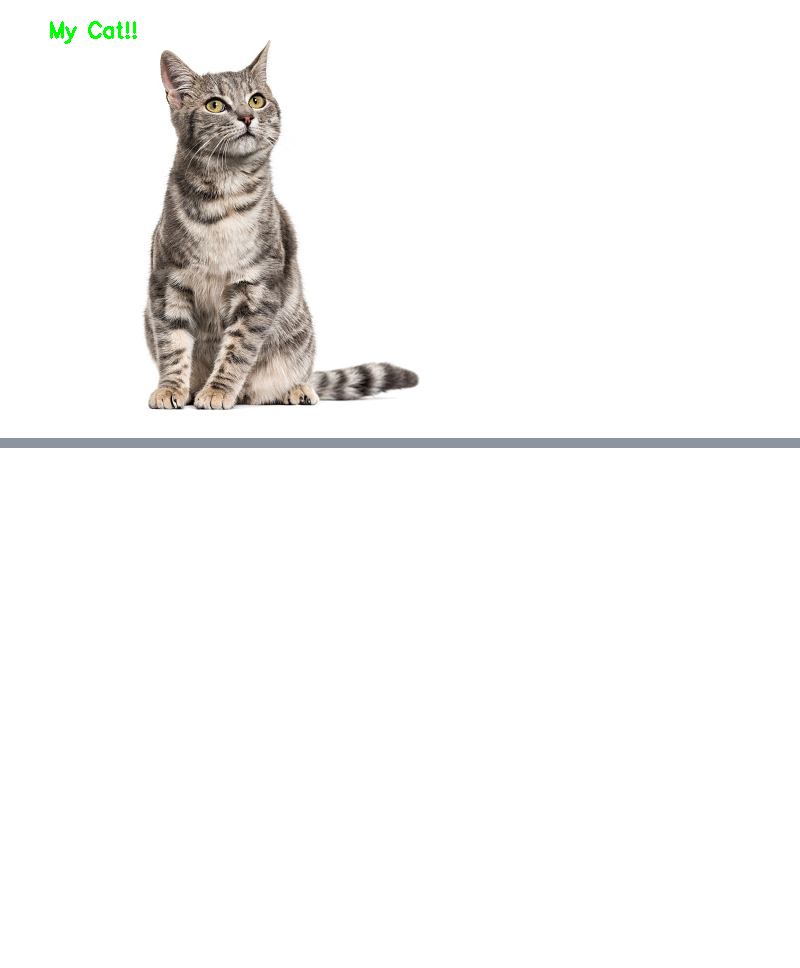
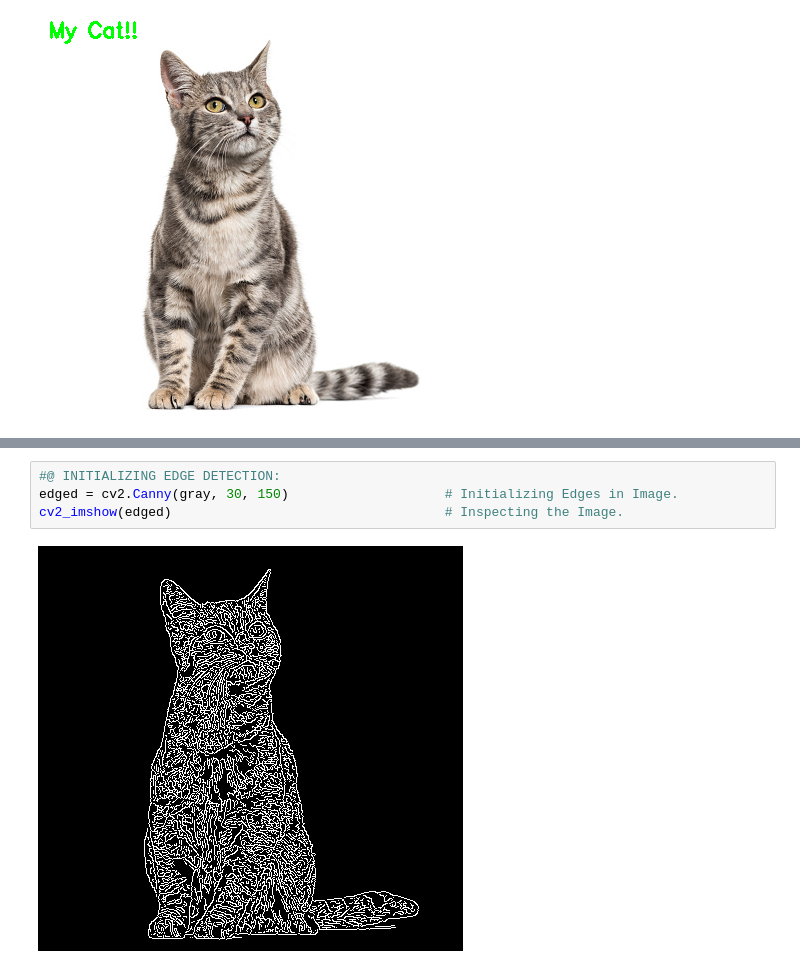
Before and after one commit to ThinamXx/ComputerVision, a Jupyter notebook: 01. OpenCV/OpenCV.ipynb, the cells around one changed output, grey strips where cells are left out. Cells and saved outputs as stored; diff of their text form; blank space fills up the shorter version.

```diff
--- a/01. OpenCV/OpenCV.ipynb
+++ b/01. OpenCV/OpenCV.ipynb
@@ -101,0 +116,6 @@ cv2_imshow(output)                                          # Inspecting Image.
+# %%
+#@ INITIALIZING EDGE DETECTION:
+edged = cv2.Canny(gray, 30, 150)                    # Initializing Edges in Image.
+cv2_imshow(edged)                                   # Inspecting the Image.
+# %% [output]
+[figure, added]
```
Also changed, not shown: parts of 10 cells of this notebook.
